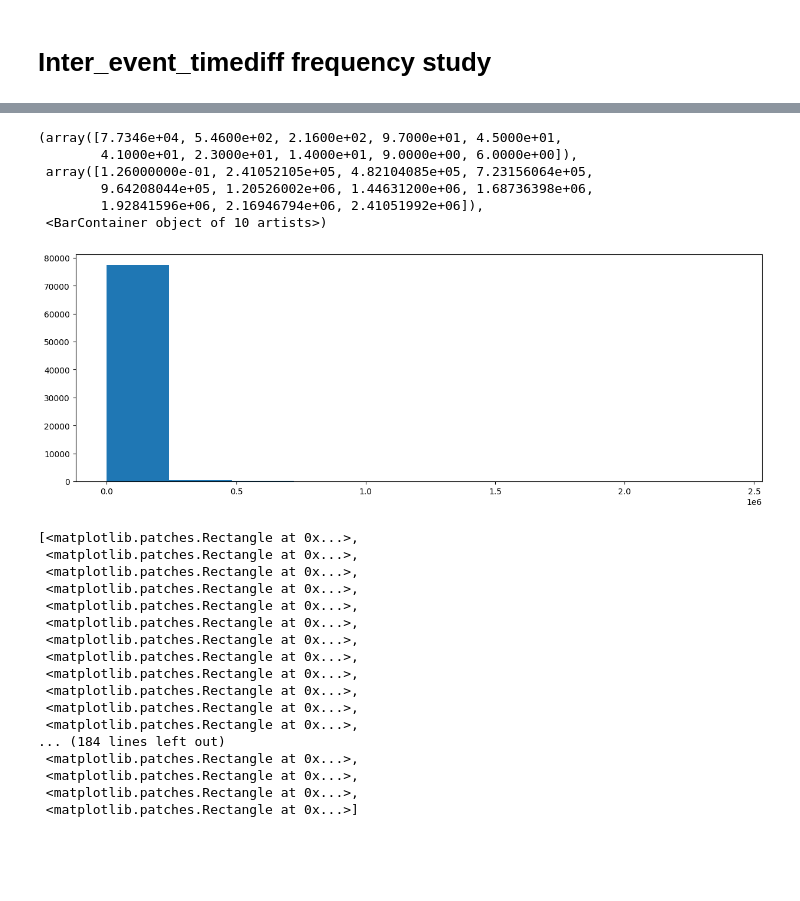
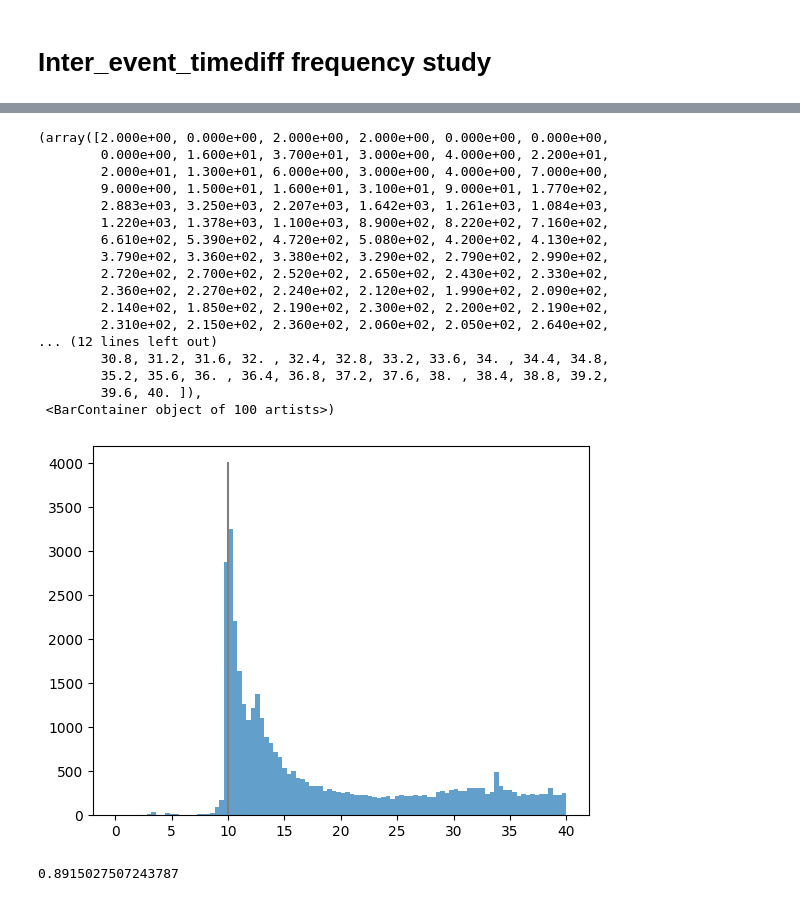
Before and after one commit to denis-james/Game-Data-Churn-Analysis, a Jupyter notebook: Analysis.ipynb, the cells around one changed output, grey strips where cells are left out. Drawn from its saved outputs; the diff is of its cells as text; code cells hidden in the pictures; blank space fills up the shorter version.

Commit message:
Inter quartile study.

```diff
--- a/Analysis.ipynb
+++ b/Analysis.ipynb
@@ -175,2 +169,4 @@ InterEventTimeDifferences.to_json('InterEventTimeDifferences.json')
+# %%
+InterEventTimeDifferences.dropna().sort_values(inplace=True)
 # %%
 plt.figure(figsize=(4,8))
@@ -181,34 +176,29 @@ plt.ylim(-1,200)
 [figure]
-# %%
-plt.figure(figsize=(15,5))
-value=plt.hist(MasterDataset['Inter_event_timediff'].dropna().reset_index(drop=True).dt.total_seconds(),10)
-value
-# %% [output]
-(array([7.7346e+04, 5.4600e+02, 2.1600e+02, 9.7000e+01, 4.5000e+01,
-        4.1000e+01, 2.3000e+01, 1.4000e+01, 9.0000e+00, 6.0000e+00]),
- array([1.26000000e-01, 2.41052105e+05, 4.82104085e+05, 7.23156064e+05,
-        9.64208044e+05, 1.20526002e+06, 1.44631200e+06, 1.68736398e+06,
-        1.92841596e+06, 2.16946794e+06, 2.41051992e+06]),
- <BarContainer object of 10 artists>)
-[figure, removed]
-# %%
-newvalue=[list(i) for i in value]
-newvalue[2]
-# %% [output]
-[<matplotlib.patches.Rectangle at 0x...>,
- <matplotlib.patches.Rectangle at 0x...>,
- <matplotlib.patches.Rectangle at 0x...>,
- <matplotlib.patches.Rectangle at 0x...>,
- <matplotlib.patches.Rectangle at 0x...>,
- <matplotlib.patches.Rectangle at 0x...>,
- <matplotlib.patches.Rectangle at 0x...>,
- <matplotlib.patches.Rectangle at 0x...>,
- <matplotlib.patches.Rectangle at 0x...>,
- <matplotlib.patches.Rectangle at 0x...>,
- <matplotlib.patches.Rectangle at 0x...>,
- <matplotlib.patches.Rectangle at 0x...>,
-... (184 lines left out)
- <matplotlib.patches.Rectangle at 0x...>,
- <matplotlib.patches.Rectangle at 0x...>,
- <matplotlib.patches.Rectangle at 0x...>,
- <matplotlib.patches.Rectangle at 0x...>]
+# %%
+plt.plot([10,10],[0,4000],color='grey')
+plt.hist(InterEventTimeDifferences,range=(0,40),bins=100,alpha=.7)
+# %% [output]
+(array([2.000e+00, 0.000e+00, 2.000e+00, 2.000e+00, 0.000e+00, 0.000e+00,
+        0.000e+00, 1.600e+01, 3.700e+01, 3.000e+00, 4.000e+00, 2.200e+01,
+        2.000e+01, 1.300e+01, 6.000e+00, 3.000e+00, 4.000e+00, 7.000e+00,
+        9.000e+00, 1.500e+01, 1.600e+01, 3.100e+01, 9.000e+01, 1.770e+02,
+        2.883e+03, 3.250e+03, 2.207e+03, 1.642e+03, 1.261e+03, 1.084e+03,
+        1.220e+03, 1.378e+03, 1.100e+03, 8.900e+02, 8.220e+02, 7.160e+02,
+        6.610e+02, 5.390e+02, 4.720e+02, 5.080e+02, 4.200e+02, 4.130e+02,
+        3.790e+02, 3.360e+02, 3.380e+02, 3.290e+02, 2.790e+02, 2.990e+02,
+        2.720e+02, 2.700e+02, 2.520e+02, 2.650e+02, 2.430e+02, 2.330e+02,
+        2.360e+02, 2.270e+02, 2.240e+02, 2.120e+02, 1.990e+02, 2.090e+02,
+        2.140e+02, 1.850e+02, 2.190e+02, 2.300e+02, 2.200e+02, 2.190e+02,
+        2.310e+02, 2.150e+02, 2.360e+02, 2.060e+02, 2.050e+02, 2.640e+02,
+... (12 lines left out)
+        30.8, 31.2, 31.6, 32. , 32.4, 32.8, 33.2, 33.6, 34. , 34.4, 34.8,
+        35.2, 35.6, 36. , 36.4, 36.8, 37.2, 37.6, 38. , 38.4, 38.8, 39.2,
+        39.6, 40. ]),
+ <BarContainer object of 100 artists>)
+[figure, added]
+# %%
+Quantiles=InterEventTimeDifferences.quantile([.25,.75]) # To estimate the middle of the plot.
+IQR=Quantiles[.75]-Quantiles[.25] # Inter-Quartile Range: Calculating the difference between the 1/4th and 3/4th quartile.
+(InterEventTimeDifferences<(Quantiles[.75]+1.5*IQR)).sum()
+# %% [output]
+0.8915027507243787
```
Also changed, not shown: parts of 5 cells of this notebook, 1 other file.
